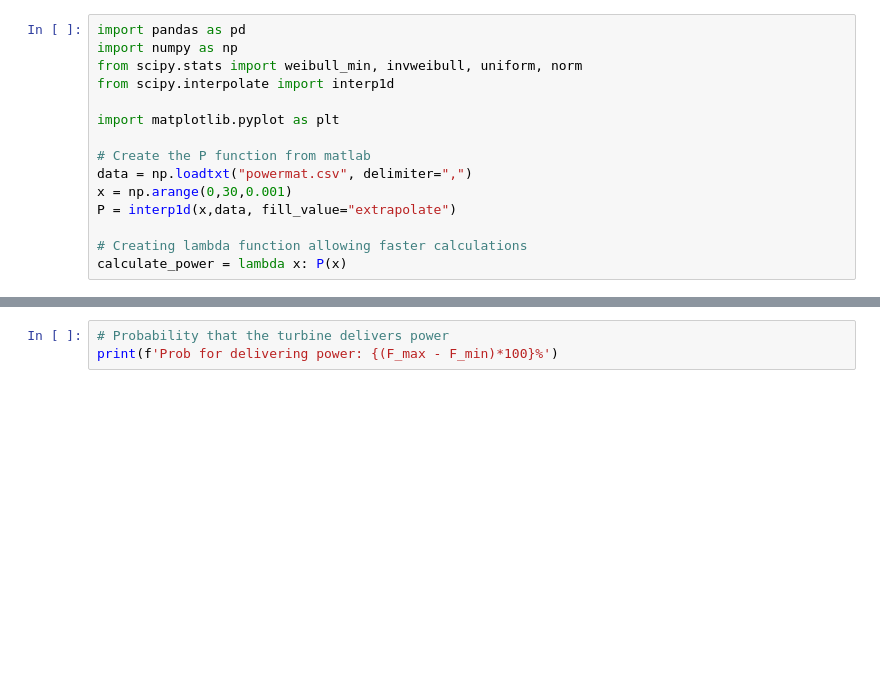
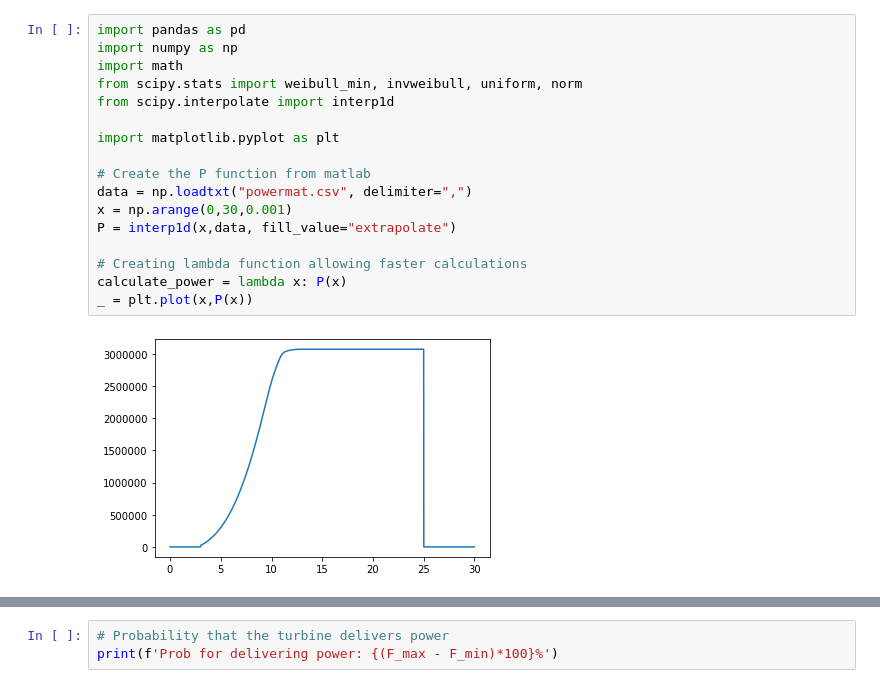
Before and after one commit to sleipner42/LP32020, a Jupyter notebook: monte-carlo/HA 1/Lab 1 Jupyter Notebook.ipynb, the cells around one changed output, grey strips where cells are left out. Drawn from its saved outputs; the diff is of its cells as text; blank space fills up the shorter version.

Commit message:
Importance sampling och start på LaTeX

```diff
--- a/monte-carlo/HA 1/Lab 1 Jupyter Notebook.ipynb
+++ b/monte-carlo/HA 1/Lab 1 Jupyter Notebook.ipynb
@@ -1,17 +1,21 @@
 # %%
 import pandas as pd
 import numpy as np
+import math
 from scipy.stats import weibull_min, invweibull, uniform, norm
 from scipy.interpolate import interp1d
 
 import matplotlib.pyplot as plt
 
 # Create the P function from matlab
 data = np.loadtxt("powermat.csv", delimiter=",")
 x = np.arange(0,30,0.001)
 P = interp1d(x,data, fill_value="extrapolate")
 
 # Creating lambda function allowing faster calculations
 calculate_power = lambda x: P(x)
+_ = plt.plot(x,P(x))
+# %% [output]
+[figure, added]
 # %%
 # Setting the parameters, this is for january
```
Also changed, not shown: parts of 12 cells of this notebook, 1 other file.
